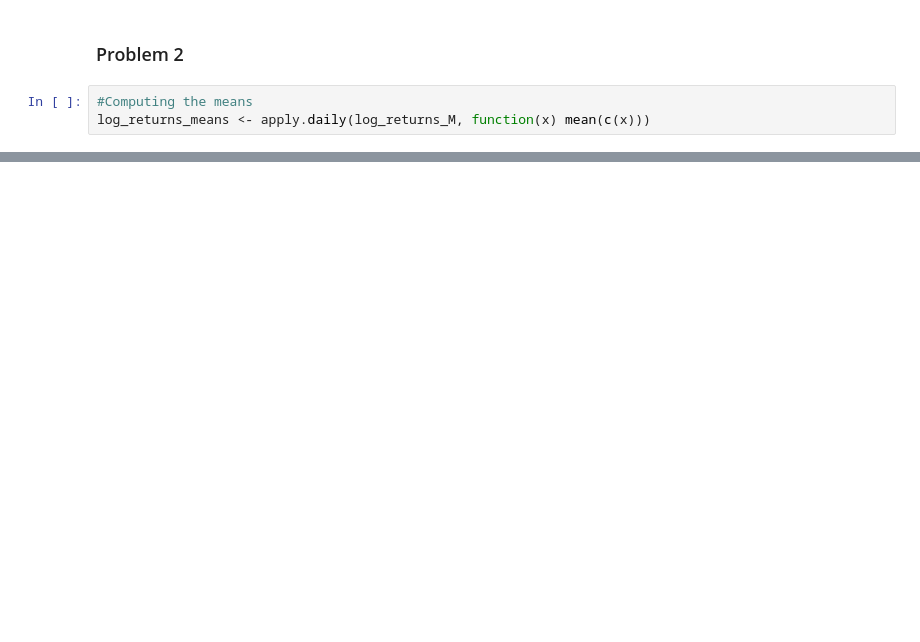
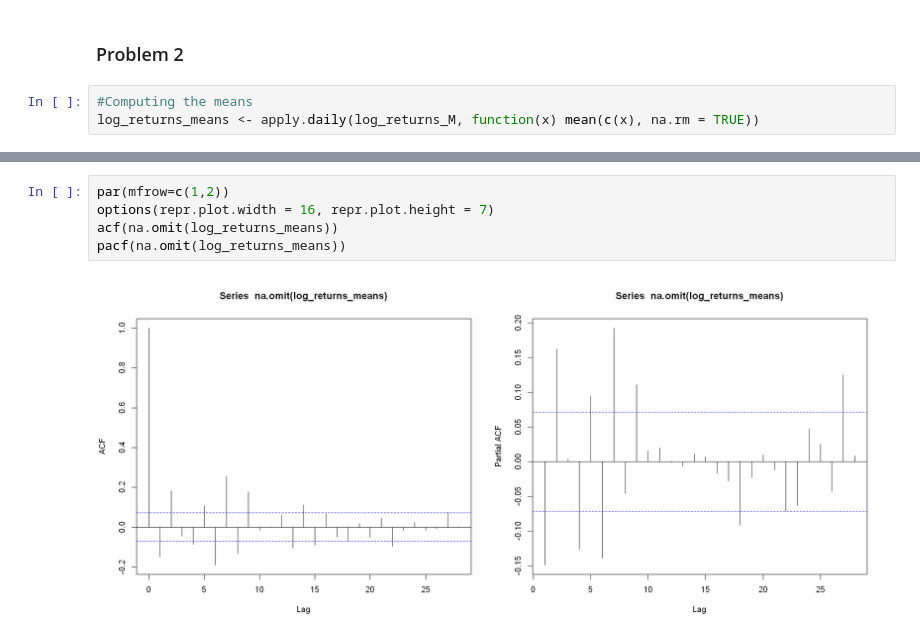
Before and after one commit to JanK0095/Financial-Econometrics-Course-Projects, a Jupyter notebook: HW2/Problem 1.ipynb, the cells around one changed output, grey strips where cells are left out. Saved outputs shown, nothing was run; the diff lists cells and outputs as text; blank space fills up the shorter version.

Commit message:
2) - correcting for NAs in log_rets_means and ploting ACF and PACF

```diff
--- a/HW2/Problem 1.ipynb
+++ b/HW2/Problem 1.ipynb
@@ -210,4 +210,4 @@ hist(ninety_five_percent)
 ### Problem 2
 # %%
 #Computing the means
-log_returns_means <- apply.daily(log_returns_M, function(x) mean(c(x)))
+log_returns_means <- apply.daily(log_returns_M, function(x) mean(c(x), na.rm = TRUE))
@@ -233,0 +226,7 @@ log_returns_means
+# %%
+par(mfrow=c(1,2))
+options(repr.plot.width = 16, repr.plot.height = 7)
+acf(na.omit(log_returns_means))
+pacf(na.omit(log_returns_means))
+# %% [output]
+[figure, added]
```
Also changed, not shown: parts of 4 cells of this notebook.
